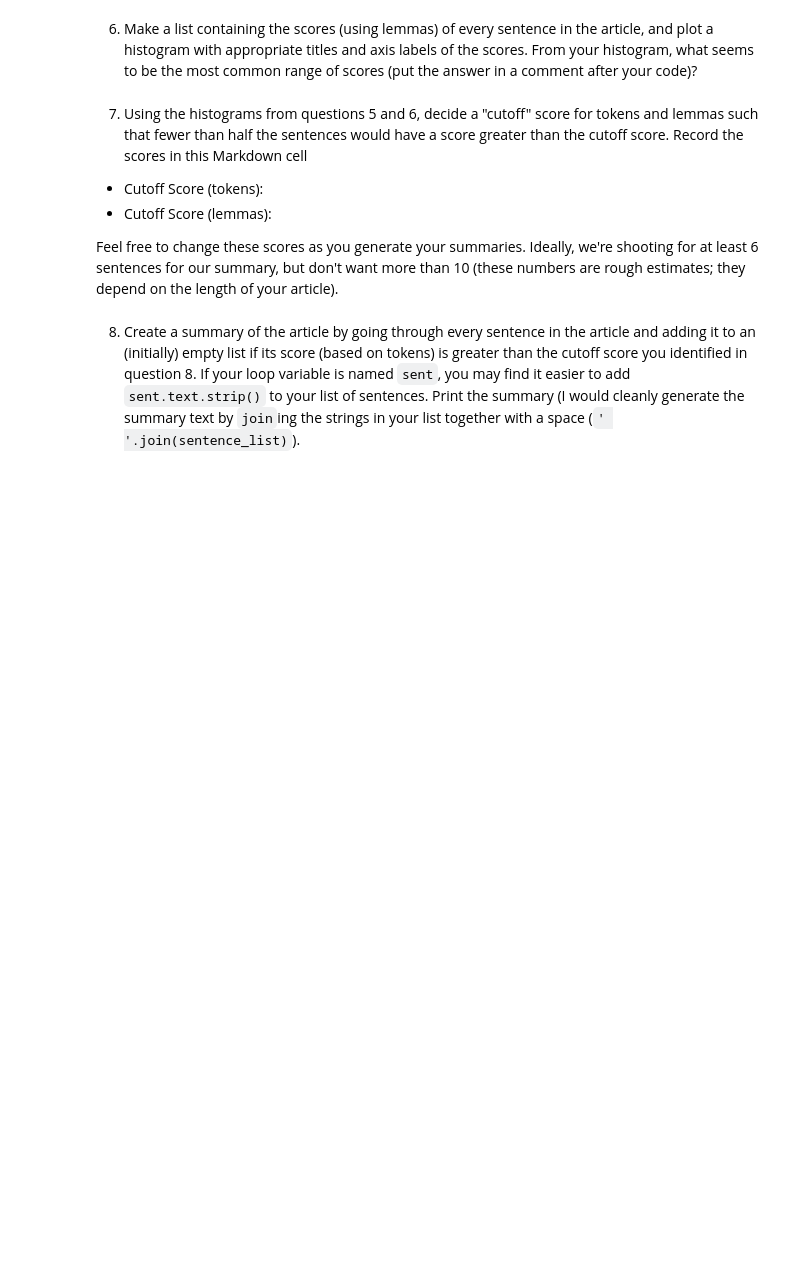
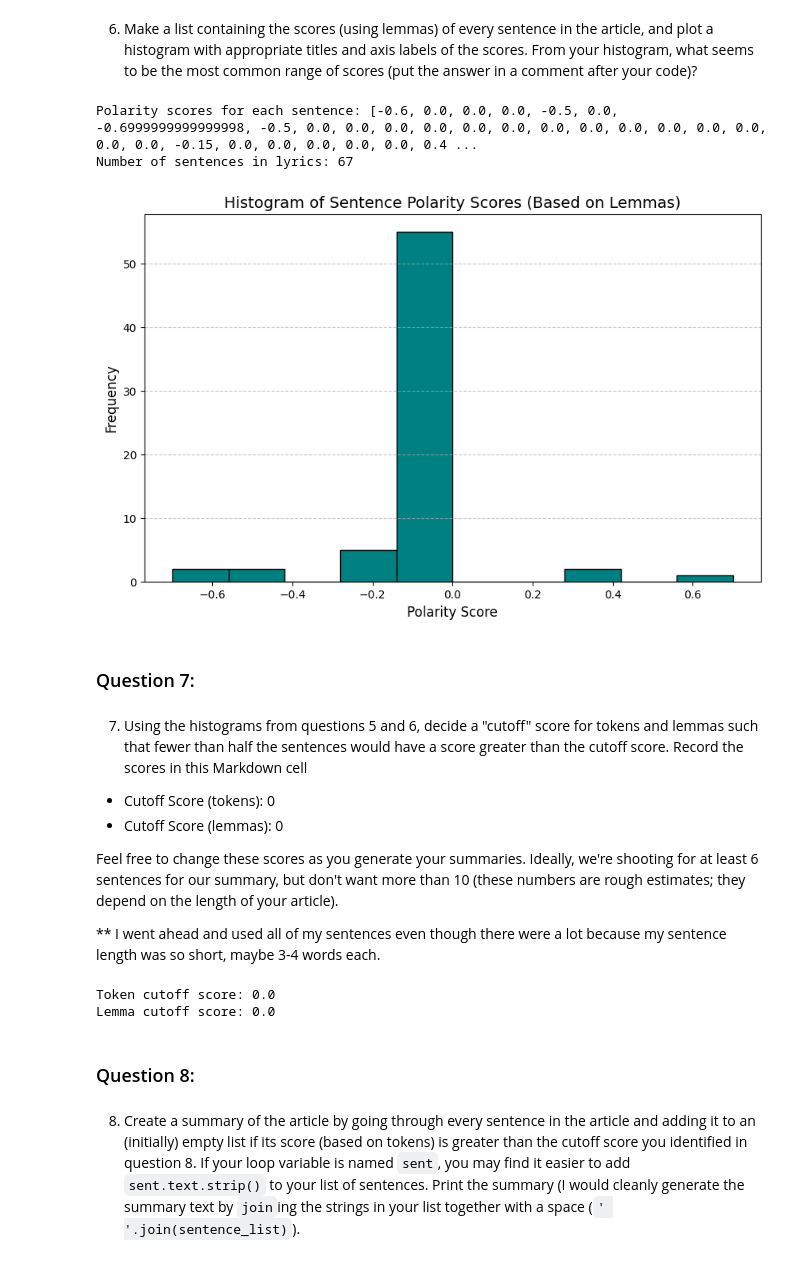
Before and after one commit to Valpal84/WK7_Final_Project, a Jupyter notebook: Valerie_article-summarizer.ipynb, the cells around one changed output. Cells and saved outputs as stored; diff of their text form; code cells hidden in the pictures; blank space fills up the shorter version.

```diff
--- a/Valerie_article-summarizer.ipynb
+++ b/Valerie_article-summarizer.ipynb
@@ -268,12 +280,75 @@ Number of Sentences In the song:  67
 # %% [markdown]
 6. Make a list containing the scores (using lemmas) of every sentence in the article, and plot a histogram with appropriate titles and axis labels of the scores.  From your histogram, what seems to be the most common range of scores (put the answer in a comment after your code)?
+# %%
+#Imports
+import spacy
+from spacytextblob.spacytextblob import SpacyTextBlob
+import matplotlib.pyplot as plt
+from textblob import TextBlob
+
+# Calculate polarity using text blob
+def calculate_polarity(text):
+    return TextBlob(text).sentiment.polarity
+
+# Process the lyrics with spaCy
+doc = nlp(processed_lyrics)
+
+# Calculate the polarity scores for each sentence based on lemmas
+sentence_polarity_scores_lemma = [
+    calculate_polarity(" ".join([token.lemma_ for token in sent if token.is_alpha and not token.is_space]))
+    for sent in doc.sents
+]
+
+# Print the polarity scores
+print("Polarity scores for each sentence:", sentence_polarity_scores_lemma)
+
+#Calculate and print number of sentences in lyrics
+num_sentences = len(list(doc.sents))
+print("Number of sentences in lyrics:", num_sentences)
+
+# Plot the polarity scores as a histogram
+plt.figure(figsize=(10, 6))
+plt.hist(sentence_polarity_scores_lemma, bins=10, color='teal', edgecolor='black')
+plt.title("Histogram of Sentence Polarity Scores (Based on Lemmas)", fontsize=14)
+plt.xlabel("Polarity Score", fontsize=12)
+plt.ylabel("Frequency", fontsize=12)
+plt.grid(axis='y', linestyle='--', alpha=0.7)
+plt.show()
+
+# Comment your findings
+# The polarity scores for the lemmas have a diver range like the tokens. However, the common lemma range is slightly less than that of the tokens.
+# From the histogram, the most common range of polarity scores appears to be between -0.3 and 0.
+# %% [output]
+Polarity scores for each sentence: [-0.6, 0.0, 0.0, 0.0, -0.5, 0.0, -0.6999999999999998, -0.5, 0.0, 0.0, 0.0, 0.0, 0.0, 0.0, 0.0, 0.0, 0.0, 0.0, 0.0, 0.0, 0.0, 0.0, -0.15, 0.0, 0.0, 0.0, 0.0, 0.0, 0.4 ...
+Number of sentences in lyrics: 67
+[figure, added]
+# %% [markdown]
+### Question 7:
 # %% [markdown]
 7. Using the histograms from questions 5 and 6, decide a "cutoff" score for tokens and lemmas such that fewer than half the sentences would have a score greater than the cutoff score.  Record the scores in this Markdown cell
 
-* Cutoff Score (tokens):
-* Cutoff Score (lemmas):
+* Cutoff Score (tokens): 0
+* Cutoff Score (lemmas): 0
 
 Feel free to change these scores as you generate your summaries.  Ideally, we're shooting for at least 6 sentences for our summary, but don't want more than 10 (these numbers are rough estimates; they depend on the length of your article).
+
+** I went ahead and used all of my sentences even though there were a lot because my sentence length was so short, maybe 3-4 words each.
+# %%
+#Calculating cutoff scores for tokens and lemmas
+import numpy as np
+
+#Calc median score for tokens and lemmas
+token_cutoff_score = np.median(sentence_polarity_scores)
+lemma_cutoff_score = np.median(sentence_polarity_scores_lemma)
+
+#Print the scores
+print("Token cutoff score:", token_cutoff_score)
+print("Lemma cutoff score:", lemma_cutoff_score)
+# %% [output]
+Token cutoff score: 0.0
+Lemma cutoff score: 0.0
+# %% [markdown]
+### Question 8:
 # %% [markdown]
 8. Create a summary of the article by going through every sentence in the article and adding it to an (initially) empty list if its score (based on tokens) is greater than the cutoff score you identified in question 8.  If your loop variable is named `sent`, you may find it easier to add `sent.text.strip()` to your list of sentences.  Print the summary (I would cleanly generate the summary text by `join`ing the strings in your list together with a space (`' '.join(sentence_list)`).
 # %% [markdown]
```
Also changed, not shown: parts of 3 cells of this notebook.
